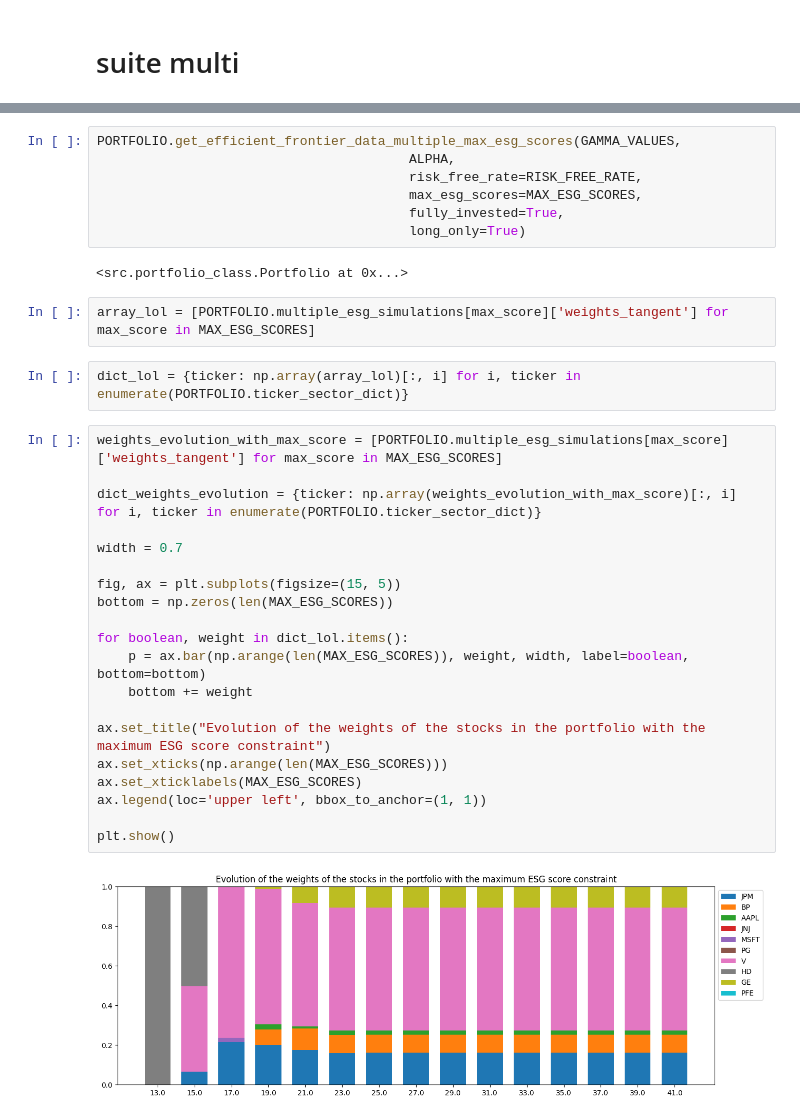
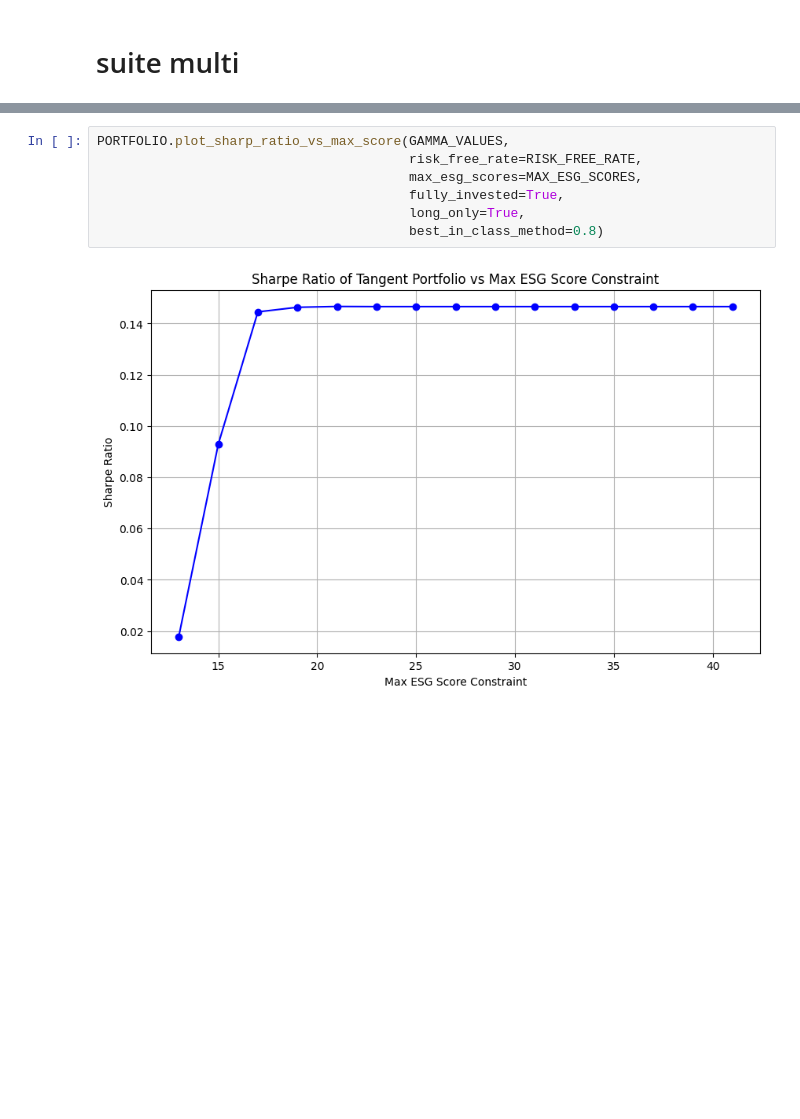
Before and after one commit to antoinedte/-Allocation_de_portefeuille_sous_contrainte_ESG, a Jupyter notebook: exploration/20240214_part2.ipynb, the cells around one changed output, grey strips where cells are left out. Saved outputs shown, nothing was run; the diff lists cells and outputs as text; blank space fills up the shorter version.

```diff
--- a/exploration/20240214_part2.ipynb
+++ b/exploration/20240214_part2.ipynb
@@ -97,35 +93,9 @@ PORTFOLIO.plot_weights_evolution(GAMMA_VALUES,
 # %%
-PORTFOLIO.get_efficient_frontier_data_multiple_max_esg_scores(GAMMA_VALUES,
-                                        ALPHA,
+PORTFOLIO.plot_sharp_ratio_vs_max_score(GAMMA_VALUES,
                                         risk_free_rate=RISK_FREE_RATE,
                                         max_esg_scores=MAX_ESG_SCORES,
                                         fully_invested=True,
-                                        long_only=True)
+                                        long_only=True,
+                                        best_in_class_method=0.8)
 # %% [output]
-<src.portfolio_class.Portfolio at 0x...>
+[figure, added]
-# %%
-array_lol = [PORTFOLIO.multiple_esg_simulations[max_score]['weights_tangent'] for max_score in MAX_ESG_SCORES]
-# %%
-dict_lol = {ticker: np.array(array_lol)[:, i] for i, ticker in enumerate(PORTFOLIO.ticker_sector_dict)}
-# %%
-weights_evolution_with_max_score = [PORTFOLIO.multiple_esg_simulations[max_score]['weights_tangent'] for max_score in MAX_ESG_SCORES]
-
-dict_weights_evolution = {ticker: np.array(weights_evolution_with_max_score)[:, i] for i, ticker in enumerate(PORTFOLIO.ticker_sector_dict)}
-
-width = 0.7
-
-fig, ax = plt.subplots(figsize=(15, 5))
-bottom = np.zeros(len(MAX_ESG_SCORES))
-
-for boolean, weight in dict_lol.items():
-    p = ax.bar(np.arange(len(MAX_ESG_SCORES)), weight, width, label=boolean, bottom=bottom)
-    bottom += weight
-
-ax.set_title("Evolution of the weights of the stocks in the portfolio with the maximum ESG score constraint")
-ax.set_xticks(np.arange(len(MAX_ESG_SCORES)))
-ax.set_xticklabels(MAX_ESG_SCORES)
-ax.legend(loc='upper left', bbox_to_anchor=(1, 1))
-
-plt.show()
-# %% [output]
-[figure, removed]
```
Also changed, not shown: parts of 24 cells of this notebook, 2 other files.
